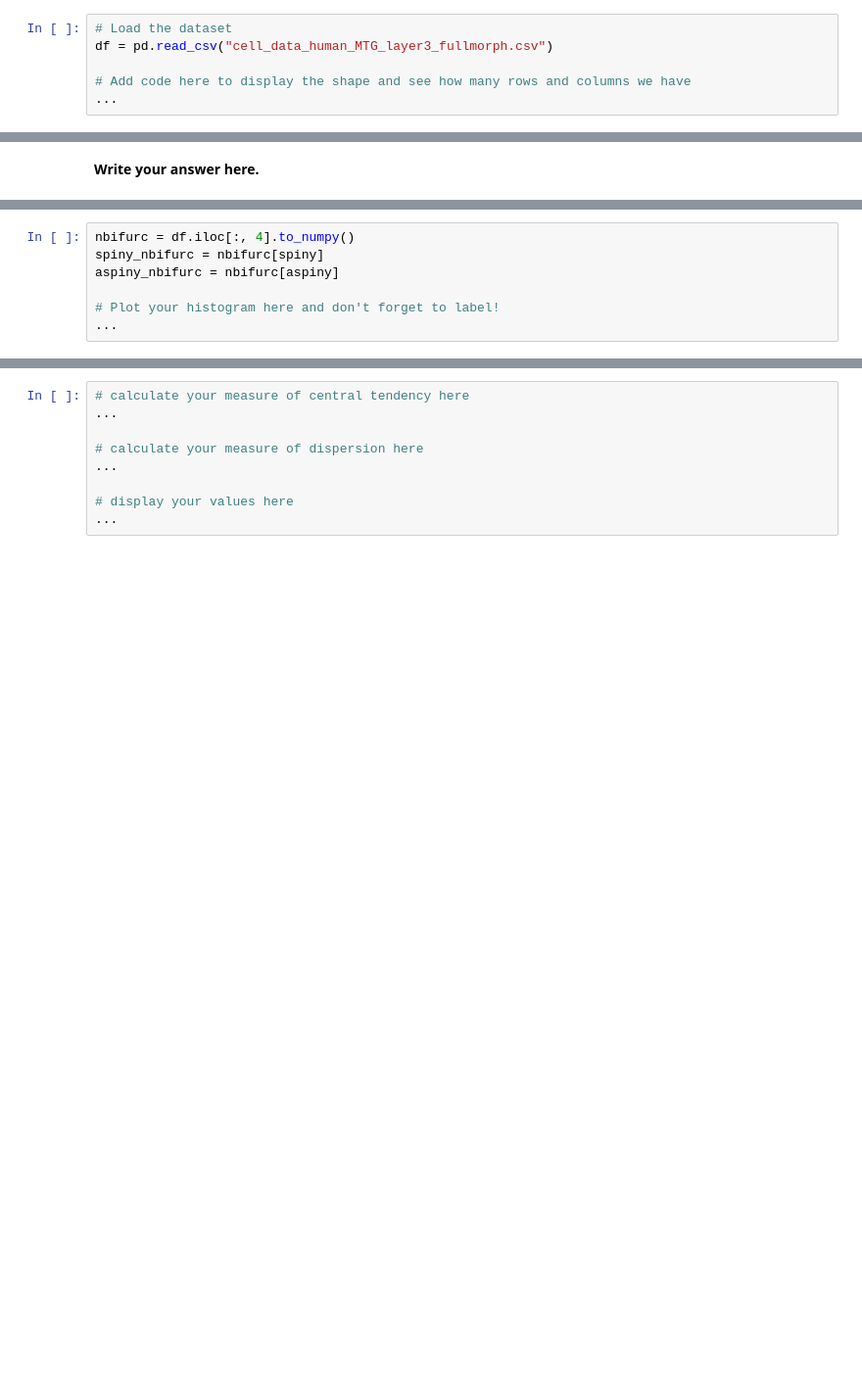
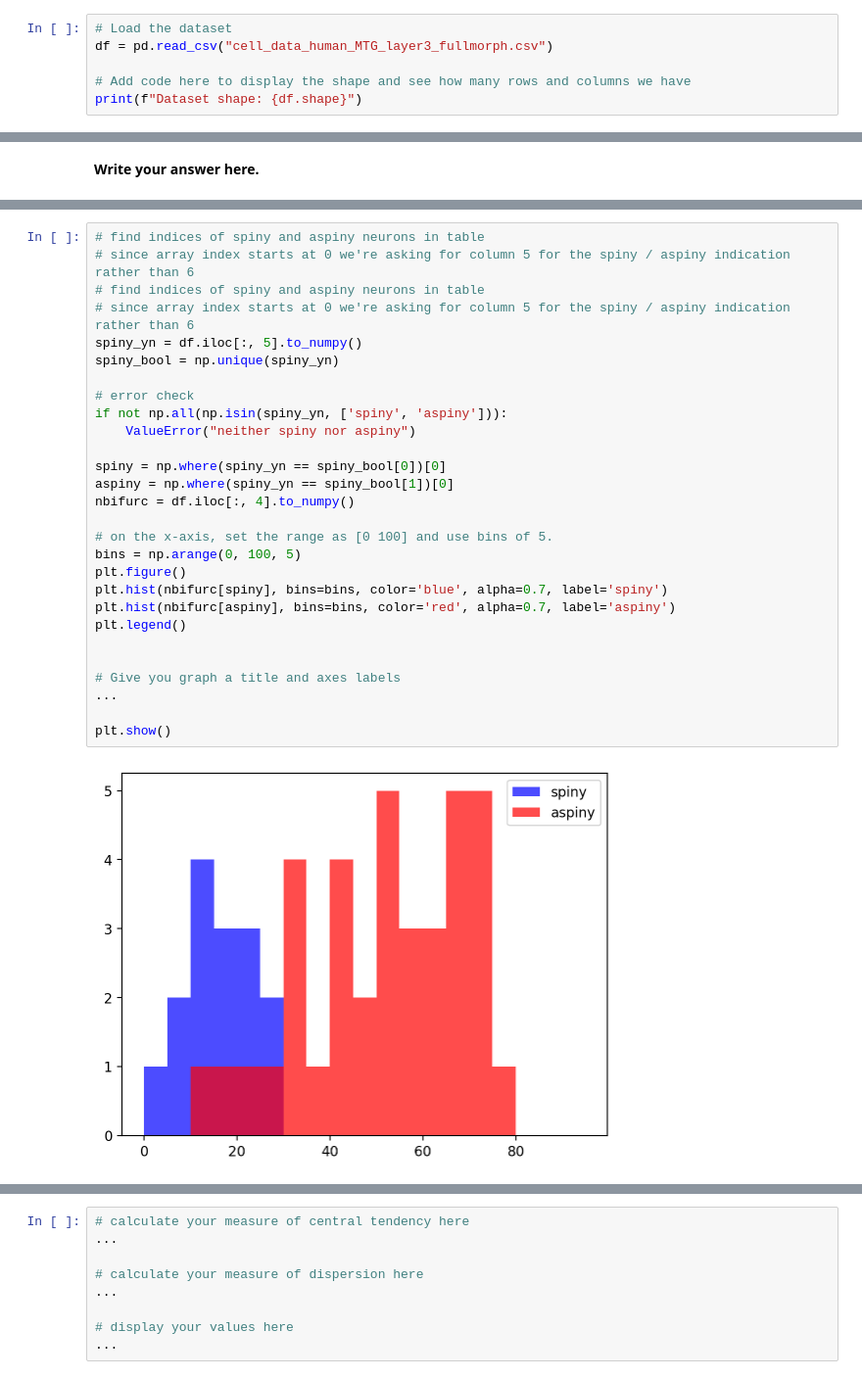
Before and after one commit to Kar1na2/NEURO201, a Jupyter notebook: Assignments/Assignment 1/Assignment 1.ipynb, the cells around one changed output, grey strips where cells are left out. Shown: that part at 98% size. Cells and saved outputs as stored; diff of their text form; blank space fills up the shorter version.

```diff
--- a/Assignments/Assignment 1/Assignment 1-checkpoint.ipynb
+++ b/Assignments/Assignment 1/Assignment 1.ipynb
@@ -250,4 +265,4 @@ Let's assign the data to a variable called "df" (short for data frame).
 df = pd.read_csv("cell_data_human_MTG_layer3_fullmorph.csv")
 
 # Add code here to display the shape and see how many rows and columns we have
-...
+print(f"Dataset shape: {df.shape}")
@@ -354,8 +399,31 @@ Let's now examine how excitatory (spiny) and inhibitory (aspiny) neurons differ
 # %%
+# find indices of spiny and aspiny neurons in table
+# since array index starts at 0 we're asking for column 5 for the spiny / aspiny indication rather than 6
+# find indices of spiny and aspiny neurons in table
+# since array index starts at 0 we're asking for column 5 for the spiny / aspiny indication rather than 6
+spiny_yn = df.iloc[:, 5].to_numpy()
+spiny_bool = np.unique(spiny_yn)
+
+# error check
+if not np.all(np.isin(spiny_yn, ['spiny', 'aspiny'])):
+    ValueError("neither spiny nor aspiny")
+
+spiny = np.where(spiny_yn == spiny_bool[0])[0]
+aspiny = np.where(spiny_yn == spiny_bool[1])[0]
 nbifurc = df.iloc[:, 4].to_numpy()
-spiny_nbifurc = nbifurc[spiny]
-aspiny_nbifurc = nbifurc[aspiny]
 
-# Plot your histogram here and don't forget to label!
+# on the x-axis, set the range as [0 100] and use bins of 5.
+bins = np.arange(0, 100, 5)
+plt.figure()
+plt.hist(nbifurc[spiny], bins=bins, color='blue', alpha=0.7, label='spiny')
+plt.hist(nbifurc[aspiny], bins=bins, color='red', alpha=0.7, label='aspiny')
+plt.legend()
+
+
+# Give you graph a title and axes labels
 ...
+
+plt.show()
+# %% [output]
+[figure, added]
 # %% [markdown]
```
Also changed, not shown: parts of 32 cells of this notebook.
